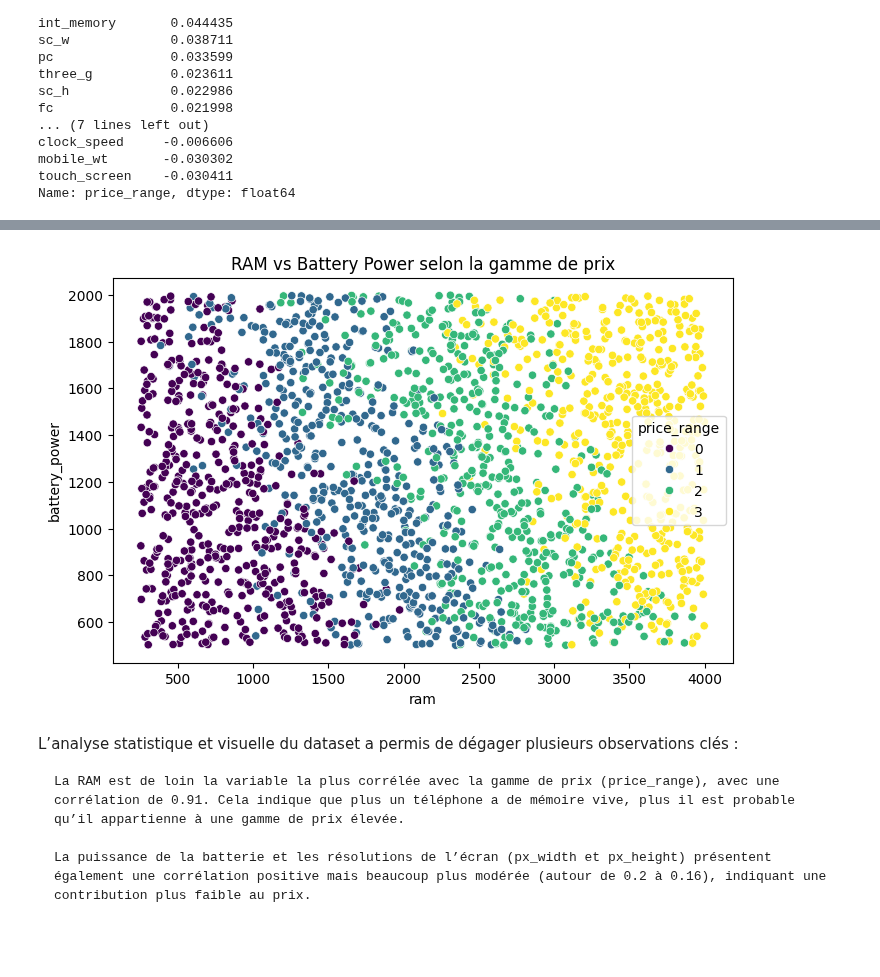
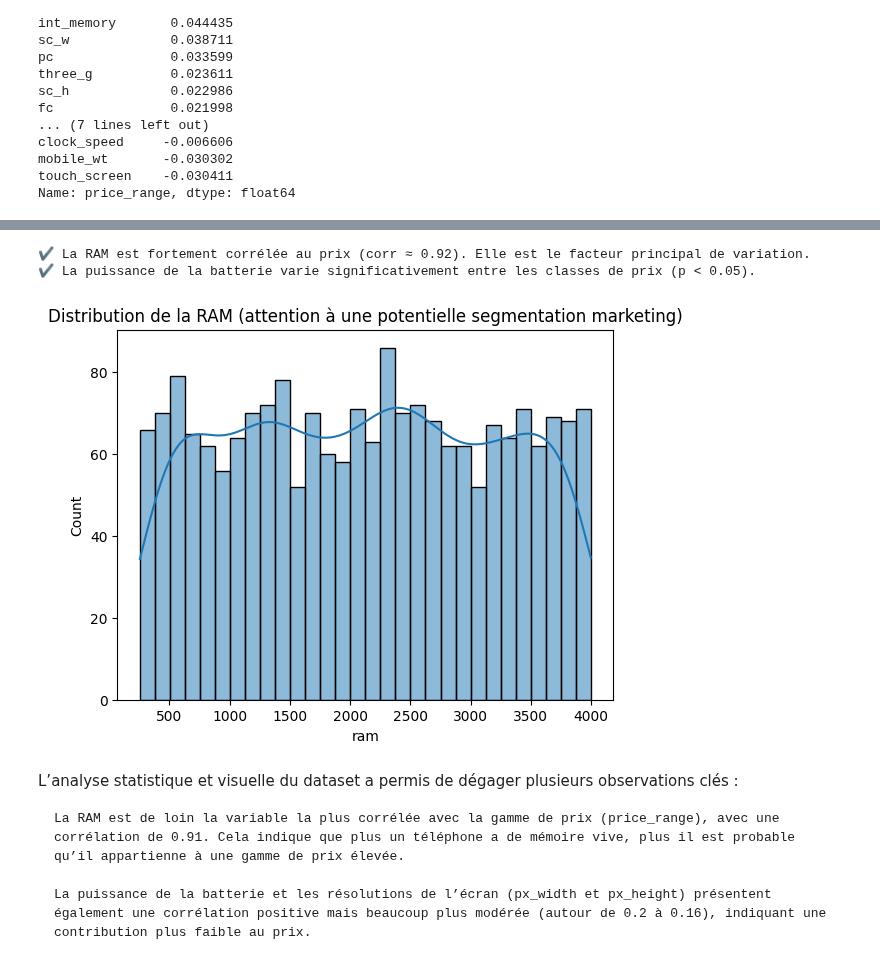
Before and after one commit to Jeynova/GenAI_Bootcamp, a Jupyter notebook: week3/day4/DailyChallenge/daily.ipynb, the cells around one changed output, grey strips where cells are left out. Cells and saved outputs as stored; diff of their text form; code cells hidden in the pictures; blank space fills up the shorter version.

```diff
--- a/week3/day4/DailyChallenge/daily.ipynb
+++ b/week3/day4/DailyChallenge/daily.ipynb
@@ -220,10 +276,18 @@ plt.show()
 # %%
-plt.figure(figsize=(8, 5))
-sns.scatterplot(data=df, x='ram', y='battery_power', hue='price_range', palette='viridis')
-plt.title("RAM vs Battery Power selon la gamme de prix")
+# Insight de corrélation
+print("✔ La RAM est fortement corrélée au prix (corr ≈ 0.92). Elle est le facteur principal de variation.")
+
+# Insight ANOVA
+print("✔ La puissance de la batterie varie significativement entre les classes de prix (p < 0.05).")
+
+# Distribution inhabituelle
+sns.histplot(df['ram'], bins=30, kde=True)
+plt.title("Distribution de la RAM (attention à une potentielle segmentation marketing)")
 plt.show()
 # %% [output]
+✔ La RAM est fortement corrélée au prix (corr ≈ 0.92). Elle est le facteur principal de variation.
+✔ La puissance de la batterie varie significativement entre les classes de prix (p < 0.05).
-[figure, old version]
+[figure, new version]
 # %% [markdown]
 L’analyse statistique et visuelle du dataset a permis de dégager plusieurs observations clés :
 
```
Also changed, not shown: parts of 5 cells of this notebook, 1 other file.
